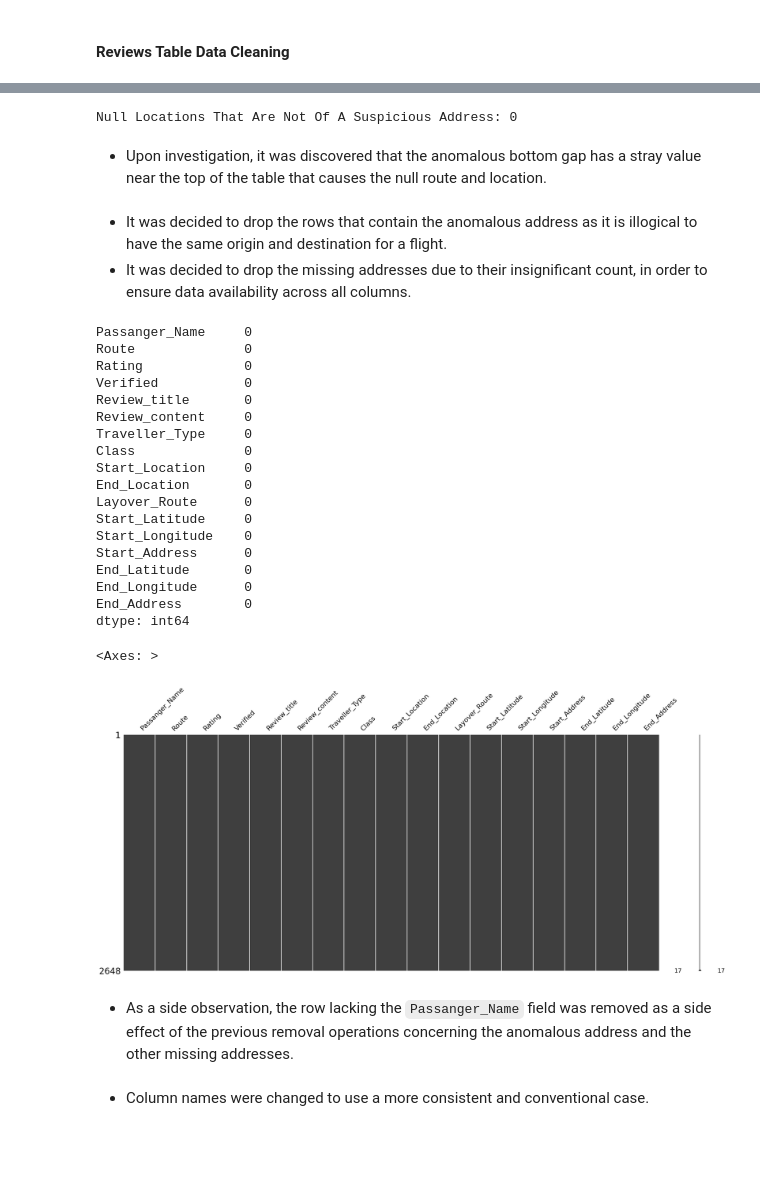
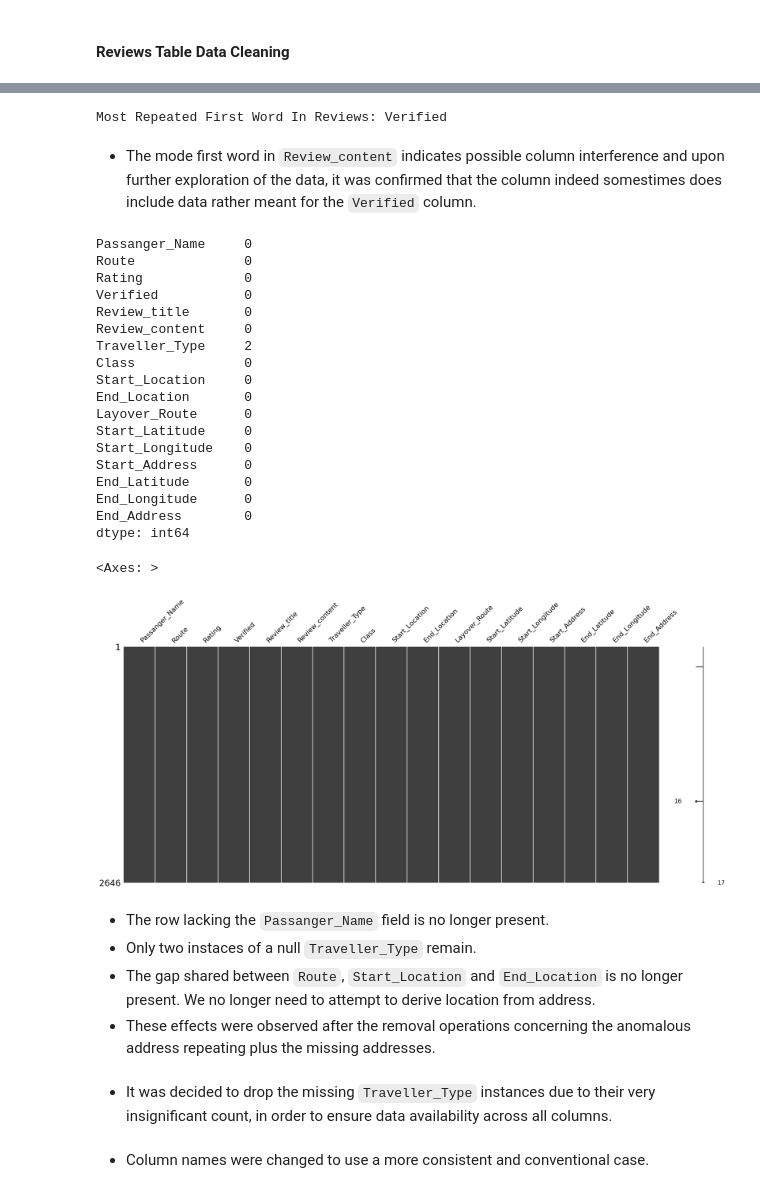
Before and after one commit to 0xKhedr/airline-booking, a Jupyter notebook: data_processing.ipynb, the cells around one changed output, grey strips where cells are left out. Saved outputs shown, nothing was run; the diff lists cells and outputs as text; code cells hidden in the pictures; blank space fills up the shorter version.

```diff
--- a/data_processing.ipynb
+++ b/data_processing.ipynb
@@ -60,8 +81,0 @@ None
-# %%
-first_word_mode = reviews_df['Review_content'].str.split().str[0].mode()[0]
-print(f'Most Repeated First Word In Reviews: {first_word_mode}')
-
-reviews_df.loc[reviews_df['Review_content'].str.startswith('Verified Review   '), 'Verified'] = 'Trip Verified'
-reviews_df.loc[reviews_df['Review_content'].str.match(r'^❎(?: Unverified)?   '), 'Verified'] = 'Trip Unverified'
-
-reviews_df['Review_content'] = reviews_df['Review_content'].str.replace(r'^(?:Verified Review|❎(?: Unverified)?)   ', '', regex=True)
@@ -72,6 +130,7 @@ Most Repeated First Word In Reviews: Verified
 # %%
-display(reviews_df.isnull().sum())
-display(msno.matrix(reviews_df))
+reviews_df.loc[reviews_df['Traveller_Type'] == 'Unknown', 'Traveller_Type'] = None
+
+explore_na(reviews_df)
 # %% [output]
 Passanger_Name        1
 Flying_Date        2546
@@ -102,0 +161,3 @@ Initial Observations:<br />
+# %%
+reviews_df.drop(columns=['Flying_Date'], inplace=True)
+reviews_df = reviews_df[(reviews_df['Traveller_Type'] != 'Various') & (reviews_df['Class'] != 'Unknown')]
@@ -191,7 +241,0 @@ Inferabble End Addresses From End Locations: 0
-# %%
-na_loc = reviews_df[(reviews_df['Start_Location'].isna()) & (reviews_df['Start_Address'] != sus_addr)]
-print(f'Null Locations That Are Not Of A Suspicious Address: {len(na_loc)}')
-# %% [output]
-Null Locations That Are Not Of A Suspicious Address: 0
-# %% [markdown]
-- Upon investigation, it was discovered that the anomalous bottom gap has a stray value near the top of the table that causes the null route and location.
@@ -201,29 +242,40 @@ reviews_df.dropna(subset=['Start_Address', 'End_Address'], inplace=True)
-# %% [markdown]
-- It was decided to drop the rows that contain the anomalous address as it is illogical to have the same origin and destination for a flight.
-- It was decided to drop the missing addresses due to their insignificant count, in order to ensure data availability across all columns.
+# %%
+first_word_mode = reviews_df['Review_content'].str.split().str[0].mode()[0]
+print(f'Most Repeated First Word In Reviews: {first_word_mode}')
+
+reviews_df.loc[reviews_df['Review_content'].str.startswith('Verified Review   '), 'Verified'] = 'Trip Verified'
+reviews_df.loc[reviews_df['Review_content'].str.match(r'^❎(?: Unverified)?   '), 'Verified'] = 'Not Verified'
+
+reviews_df['Review_content'] = reviews_df['Review_content'].str.replace(r'^(?:Verified Review|❎(?: Unverified)?)   ', '', regex=True)
+# %% [output]
+Most Repeated First Word In Reviews: Verified
+# %% [markdown]
+- The mode first word in `Review_content` indicates possible column interference and upon further exploration of the data, it was confirmed that the column indeed somestimes does include data rather meant for the `Verified` column.
 # %%
-display(reviews_df.isnull().sum())
-msno.matrix(reviews_df)
+explore_na(reviews_df)
 # %% [output]
 Passanger_Name     0
 Route              0
 Rating             0
 Verified           0
 Review_title       0
 Review_content     0
-Traveller_Type     0
+Traveller_Type     2
 Class              0
 Start_Location     0
 End_Location       0
 Layover_Route      0
 Start_Latitude     0
 Start_Longitude    0
 Start_Address      0
 End_Latitude       0
 End_Longitude      0
 End_Address        0
 dtype: int64
 <Axes: >
-[figure, old version]
+[figure, new version]
 # %% [markdown]
-- As a side observation, the row lacking the `Passanger_Name` field was removed as a side effect of the previous removal operations concerning the anomalous address and the other missing addresses.
+- The row lacking the `Passanger_Name` field is no longer present.
+- Only two instaces of a null `Traveller_Type` remain.
+- The gap shared between `Route`, `Start_Location` and `End_Location` is no longer present. We no longer need to attempt to derive location from address.
+- These effects were observed after the removal operations concerning the anomalous address repeating plus the missing addresses.
@@ -230,3 +284,5 @@ dtype: int64
+# %% [markdown]
+- It was decided to drop the missing `Traveller_Type` instances due to their very insignificant count, in order to ensure data availability across all columns.
 # %%
 reviews_df.rename(columns={
     'Passangar_Name': 'passenger_name',
```
Also changed, not shown: parts of 51 cells of this notebook.
